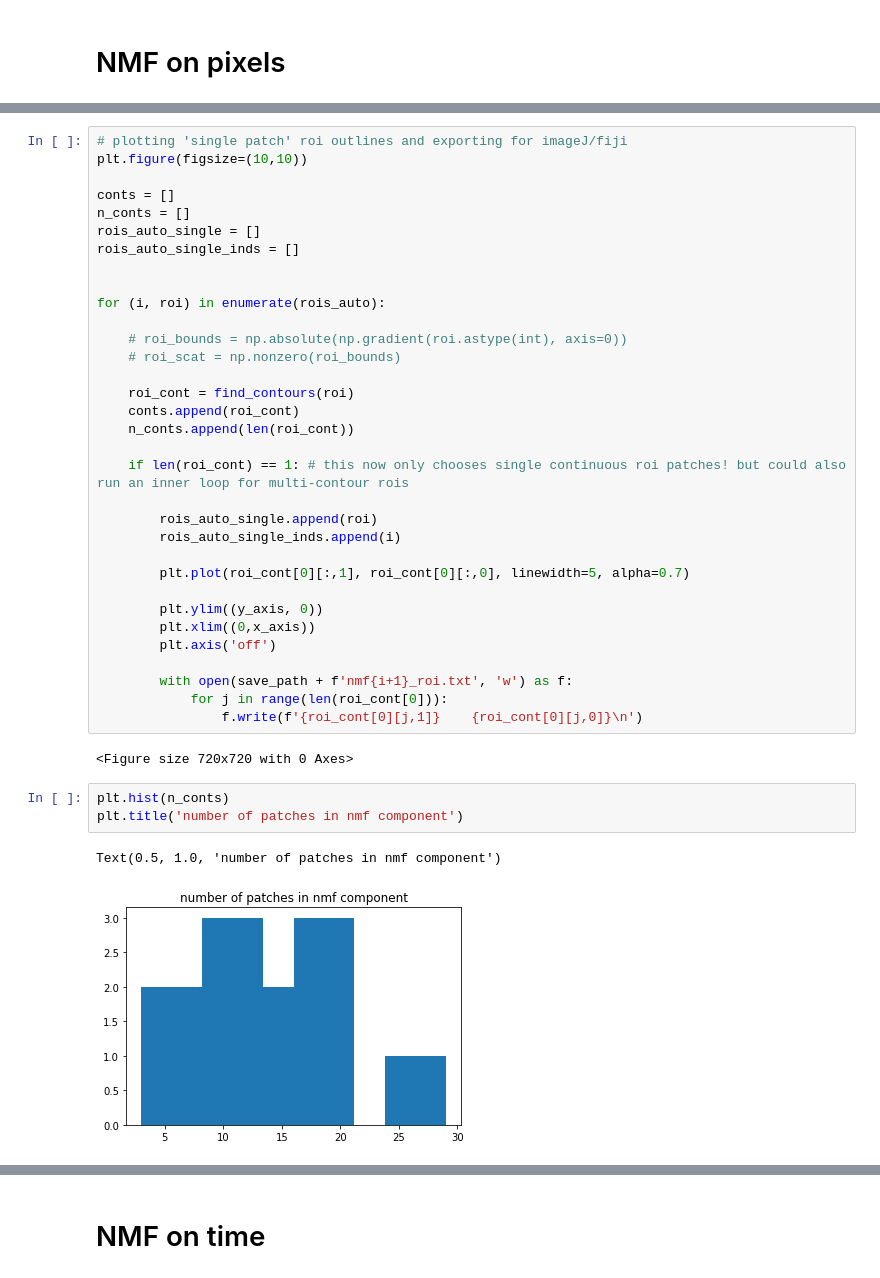
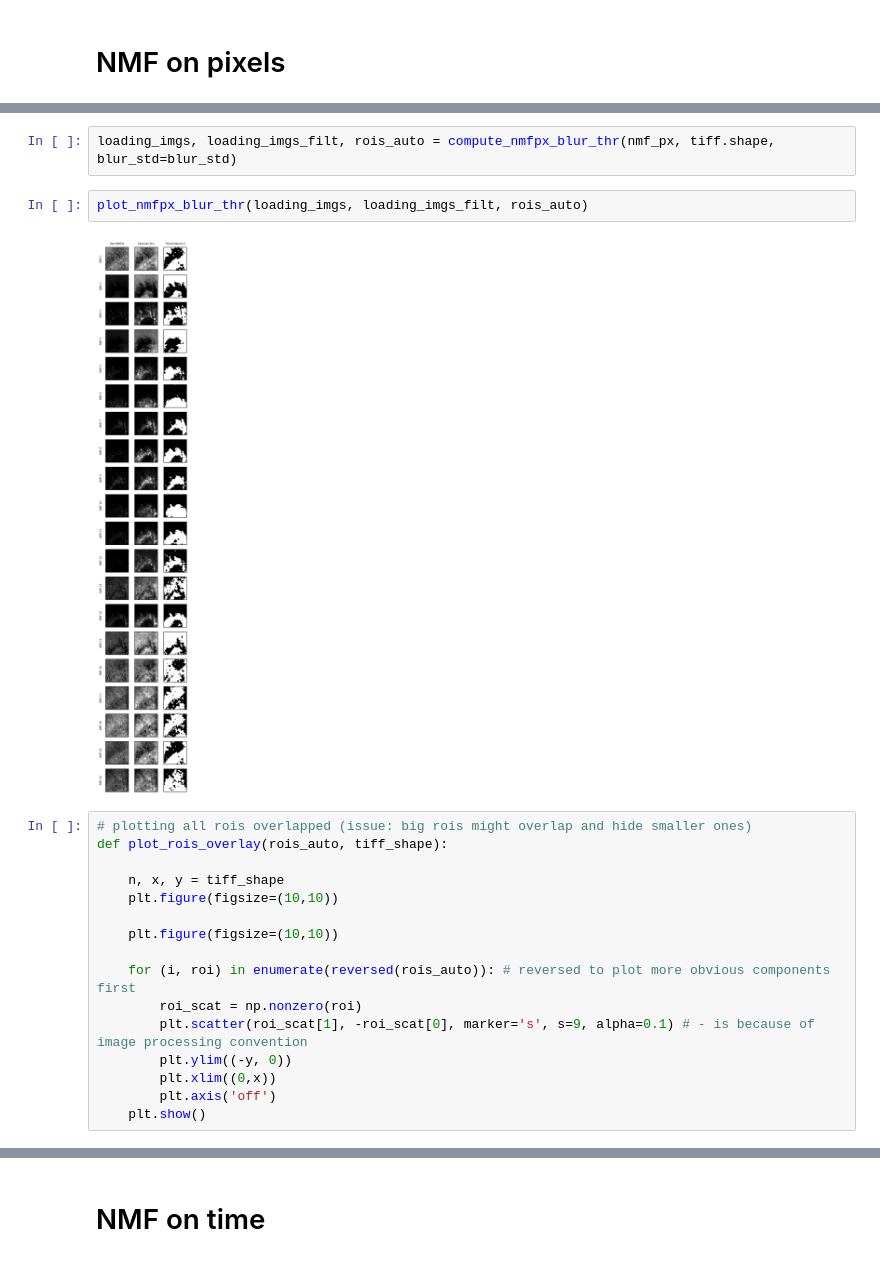
Before and after one commit to juremaj/barrel-patch_analysis, a Jupyter notebook: notebooks/tiff_dimred.ipynb, the cells around one changed output, grey strips where cells are left out. Drawn from its saved outputs; the diff is of its cells as text.

```diff
--- a/notebooks/tiff_dimred.ipynb
+++ b/notebooks/tiff_dimred.ipynb
@@ -162,41 +64,22 @@ SavePath:  E:\deve-networks/data/ani98_XXXX-XX-XX_a/patch_sz/
-# %%
-# plotting 'single patch' roi outlines and exporting for imageJ/fiji
-plt.figure(figsize=(10,10))
-
-conts = []
-n_conts = []
-rois_auto_single = []
-rois_auto_single_inds = []
-
-
-for (i, roi) in enumerate(rois_auto):
-
-    # roi_bounds = np.absolute(np.gradient(roi.astype(int), axis=0))
-    # roi_scat = np.nonzero(roi_bounds)
-
-    roi_cont = find_contours(roi)
-    conts.append(roi_cont)
-    n_conts.append(len(roi_cont))
-
-    if len(roi_cont) == 1: # this now only chooses single continuous roi patches! but could also run an inner loop for multi-contour rois
-
-        rois_auto_single.append(roi)
-        rois_auto_single_inds.append(i)
-
-        plt.plot(roi_cont[0][:,1], roi_cont[0][:,0], linewidth=5, alpha=0.7)
-
-        plt.ylim((y_axis, 0))
-        plt.xlim((0,x_axis))
-        plt.axis('off')
-
-        with open(save_path + f'nmf{i+1}_roi.txt', 'w') as f:
-            for j in range(len(roi_cont[0])):
-                f.write(f'{roi_cont[0][j,1]}    {roi_cont[0][j,0]}\n')
-# %% [output]
-<Figure size 720x720 with 0 Axes>
-# %%
-plt.hist(n_conts)
-plt.title('number of patches in nmf component')
-# %% [output]
-Text(0.5, 1.0, 'number of patches in nmf component')
-[figure, removed]
+# %%
+loading_imgs, loading_imgs_filt, rois_auto = compute_nmfpx_blur_thr(nmf_px, tiff.shape, blur_std=blur_std)
+# %%
+plot_nmfpx_blur_thr(loading_imgs, loading_imgs_filt, rois_auto)
+# %% [output]
+[figure, added]
+# %%
+# plotting all rois overlapped (issue: big rois might overlap and hide smaller ones)
+def plot_rois_overlay(rois_auto, tiff_shape):
+
+    n, x, y = tiff_shape
+    plt.figure(figsize=(10,10))
+
+    plt.figure(figsize=(10,10))
+
+    for (i, roi) in enumerate(reversed(rois_auto)): # reversed to plot more obvious components first
+        roi_scat = np.nonzero(roi)
+        plt.scatter(roi_scat[1], -roi_scat[0], marker='s', s=9, alpha=0.1) # - is because of image processing convention
+        plt.ylim((-y, 0))
+        plt.xlim((0,x))
+        plt.axis('off')
+    plt.show()
```
Also changed, not shown: parts of 31 cells of this notebook, 14 other files.
